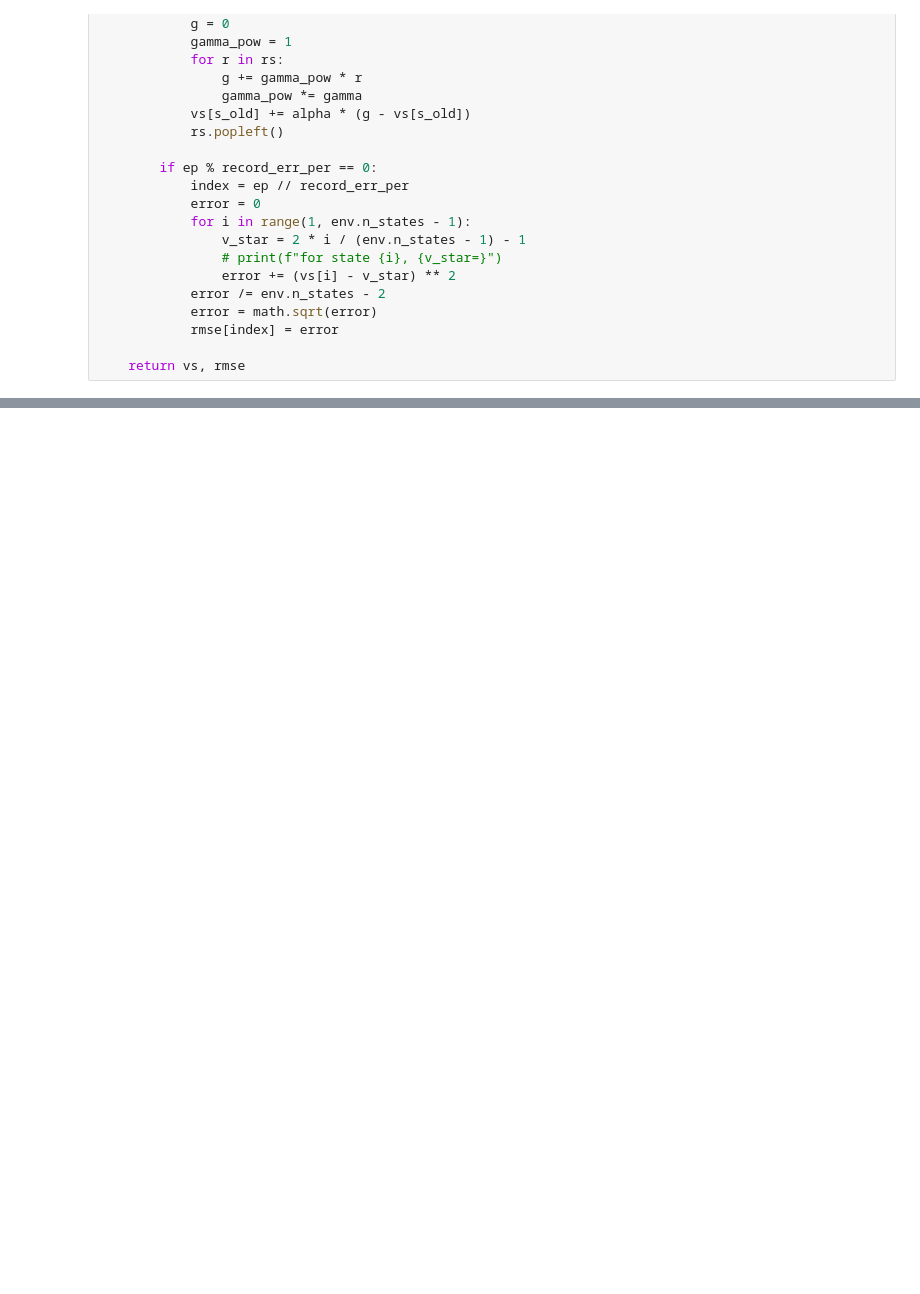
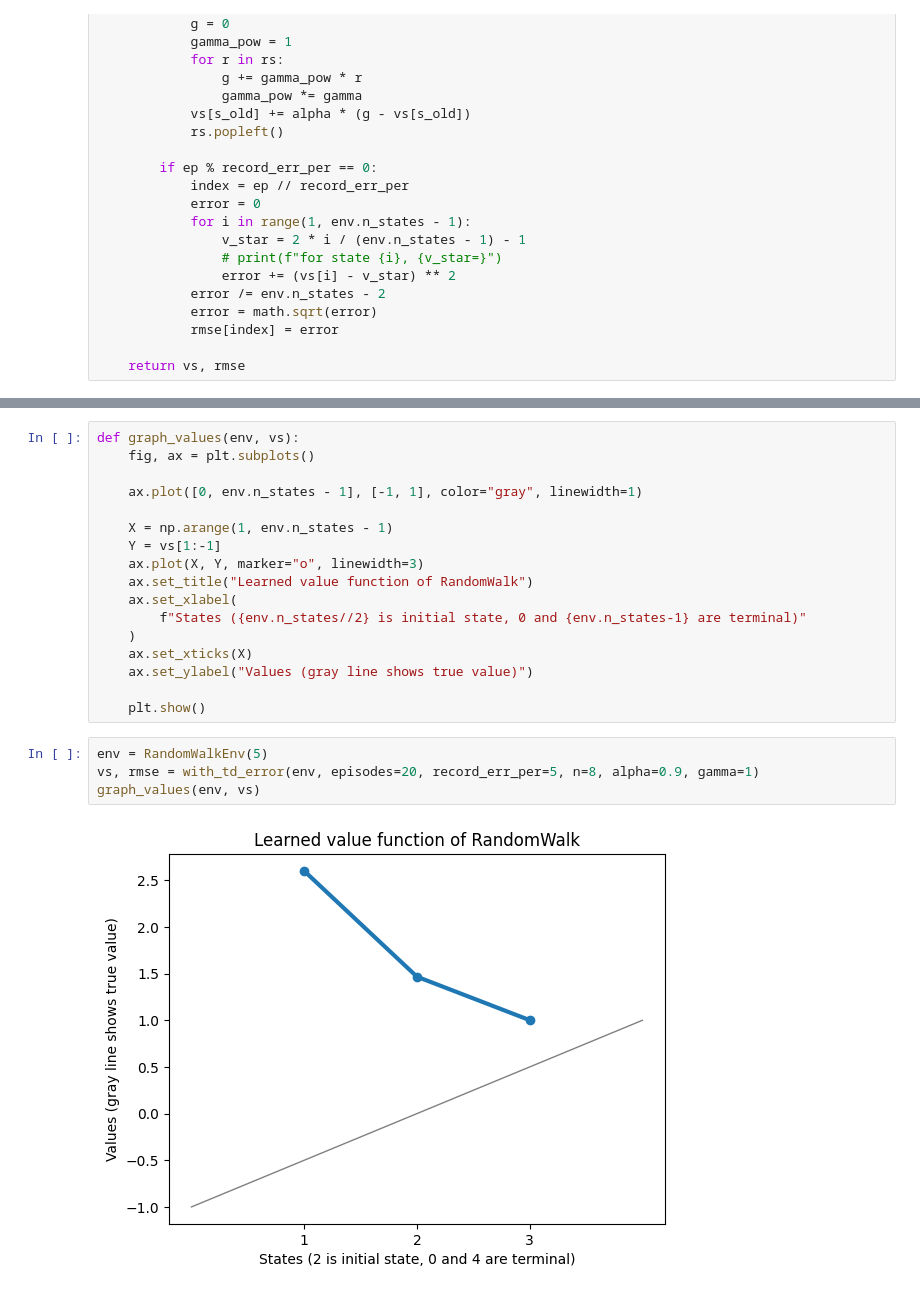
Before and after one commit to 4x1om/barto_sutton_exercises, a Jupyter notebook: 7.2_td_errors/td_errors.ipynb, the cells around one changed output, grey strips where cells are left out. Saved outputs shown, nothing was run; the diff lists cells and outputs as text; blank space fills up the shorter version.

```diff
--- a/7.2_td_errors/td_errors.ipynb
+++ b/7.2_td_errors/td_errors.ipynb
@@ -102 +164,24 @@ def with_n_step_error(env: gym.Env, episodes, record_err_per, n, alpha, gamma):
+# %%
+def graph_values(env, vs):
+    fig, ax = plt.subplots()
+
+    ax.plot([0, env.n_states - 1], [-1, 1], color="gray", linewidth=1)
+
+    X = np.arange(1, env.n_states - 1)
+    Y = vs[1:-1]
+    ax.plot(X, Y, marker="o", linewidth=3)
+    ax.set_title("Learned value function of RandomWalk")
+    ax.set_xlabel(
+        f"States ({env.n_states//2} is initial state, 0 and {env.n_states-1} are terminal)"
+    )
+    ax.set_xticks(X)
+    ax.set_ylabel("Values (gray line shows true value)")
+
+    plt.show()
+# %%
+env = RandomWalkEnv(5)
+vs, rmse = with_td_error(env, episodes=20, record_err_per=5, n=8, alpha=0.9, gamma=1)
+graph_values(env, vs)
+# %% [output]
+[figure, added]
 # %%
```
Also changed, not shown: parts of 8 cells of this notebook.
